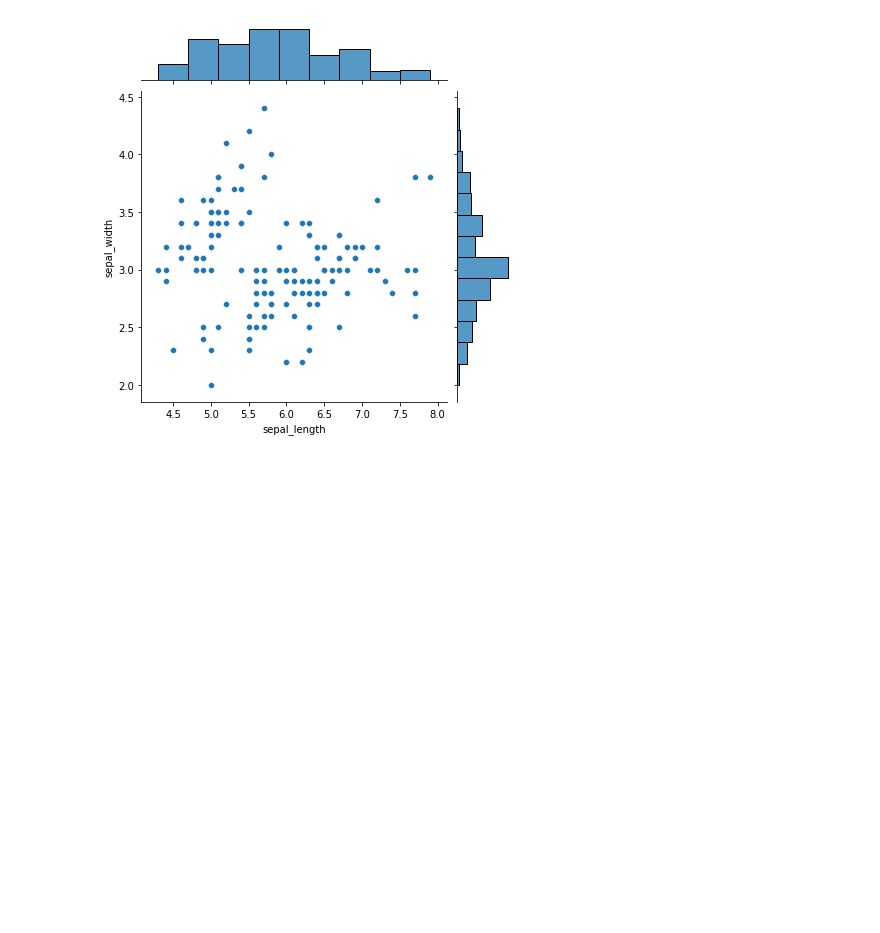
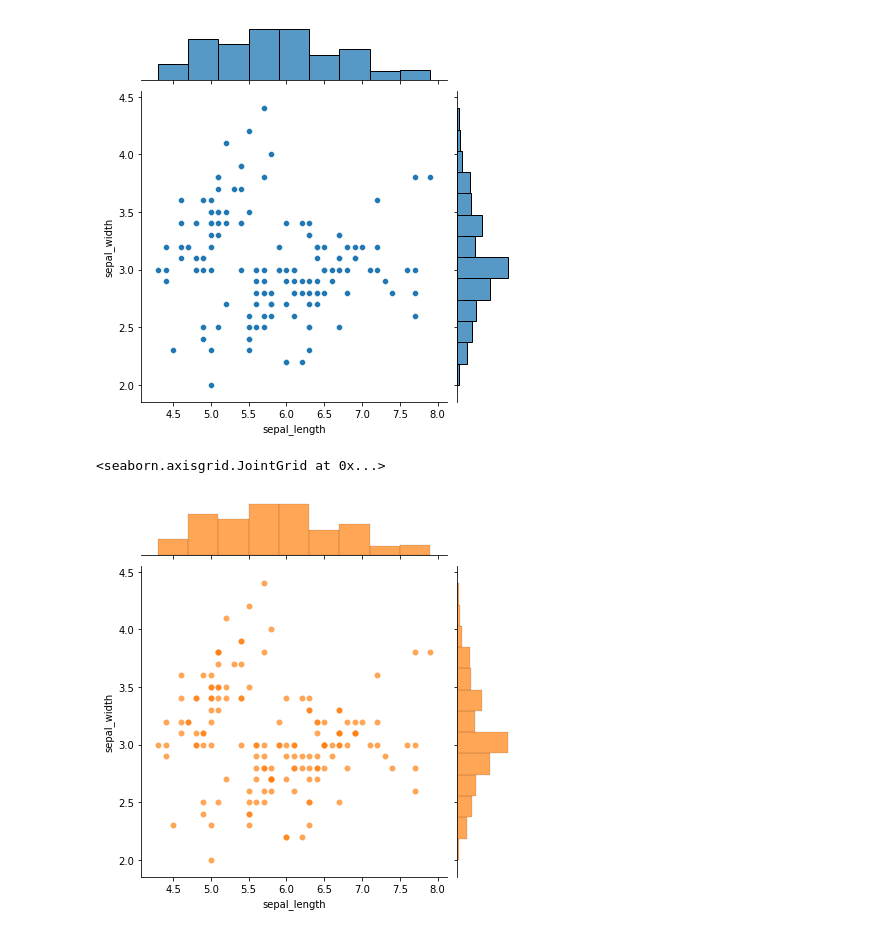
Before and after one commit to dan1dr/master_DS, a Jupyter notebook: 3.Data_Visualization/Seaborn.ipynb, the cells around one changed output. Drawn from its saved outputs; the diff is of its cells as text; code cells hidden in the pictures; blank space fills up the shorter version.

Commit message:
seaborn finished

```diff
--- a/3.Data_Visualization/Seaborn.ipynb
+++ b/3.Data_Visualization/Seaborn.ipynb
@@ -120,3 +121,9 @@ joint_func.plot(sns.scatterplot, sns.histplot)
 # %% [output]
 <seaborn.axisgrid.JointGrid at 0x...>
 [figure]
+# %%
+g = sns.JointGrid(data=df, x='sepal_length',y='sepal_width')
+g.plot(sns.scatterplot, sns.histplot, alpha=.7, linewidth=.1 ,color='tab:orange')
+# %% [output]
+<seaborn.axisgrid.JointGrid at 0x...>
+[figure, added]
```
Also changed, not shown: parts of 64 cells of this notebook.
